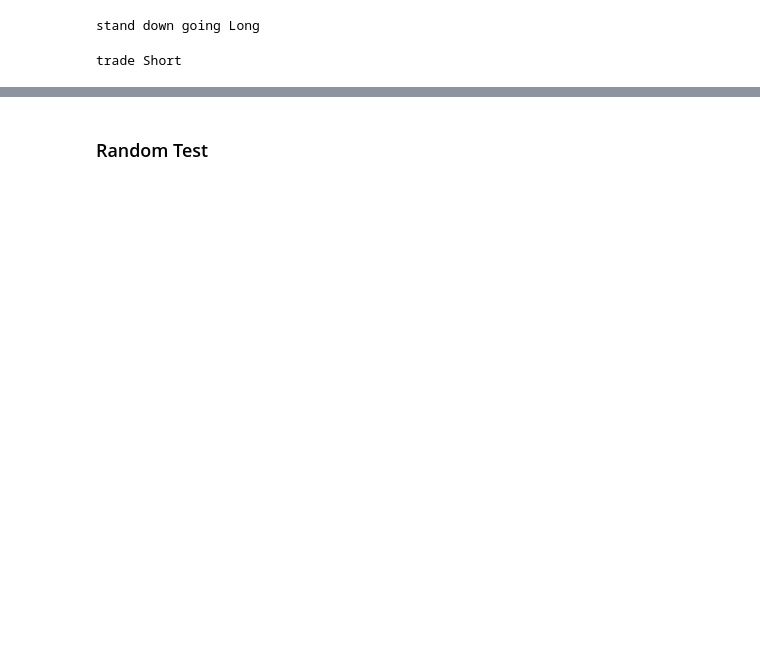
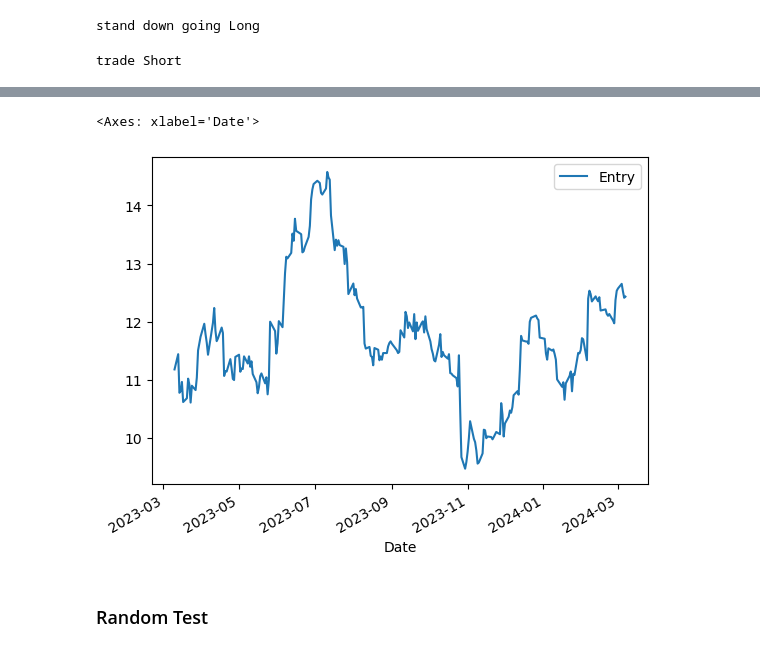
Before and after one commit to cfperna/jupyter, a Jupyter notebook: ml_model/force101_gold.ipynb, the cells around one changed output, grey strips where cells are left out. Drawn from its saved outputs; the diff is of its cells as text; code cells hidden in the pictures; blank space fills up the shorter version.

Commit message:
clean up add target stock plot

```diff
--- a/ml_model/force101_gold.ipynb
+++ b/ml_model/force101_gold.ipynb
@@ -289,3 +278,8 @@ Trade_3.plot.line(y=['Total_cum','Short_cum','Longs_cum'],use_index=True)
+# %%
+Trade_3.plot.line(y="Entry",use_index = True)
+# %% [output]
+<Axes: xlabel='Date'>
+[figure, added]
 # %% [markdown]
 ### Random Test
 # %%
```
Also changed, not shown: parts of 12 cells of this notebook, 1 other file.
